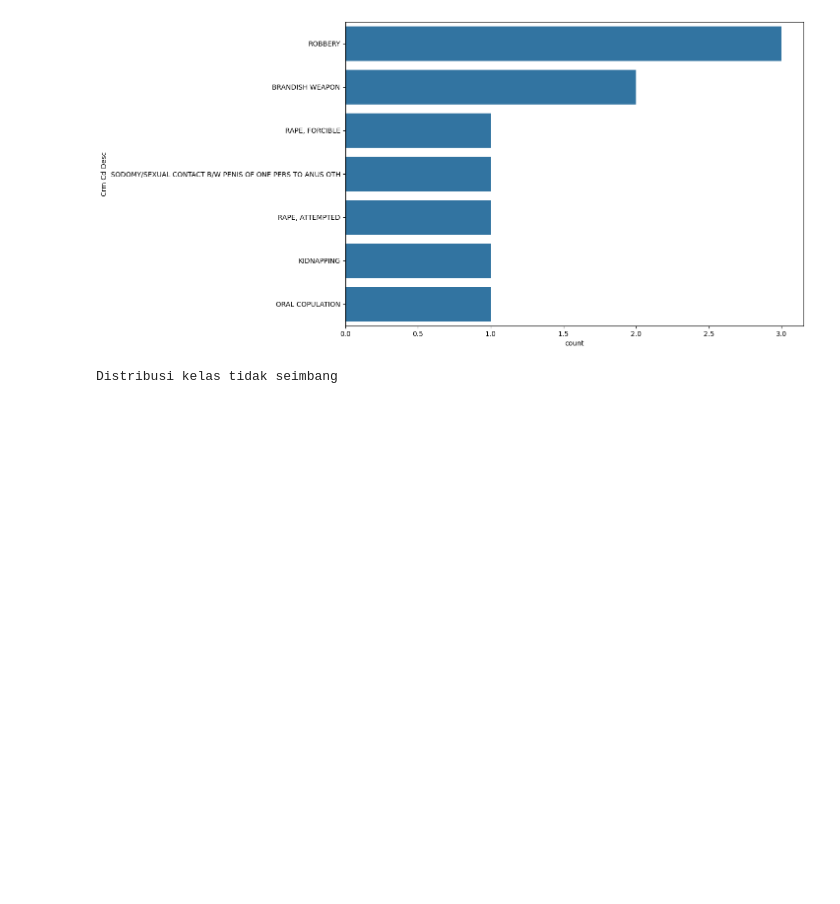
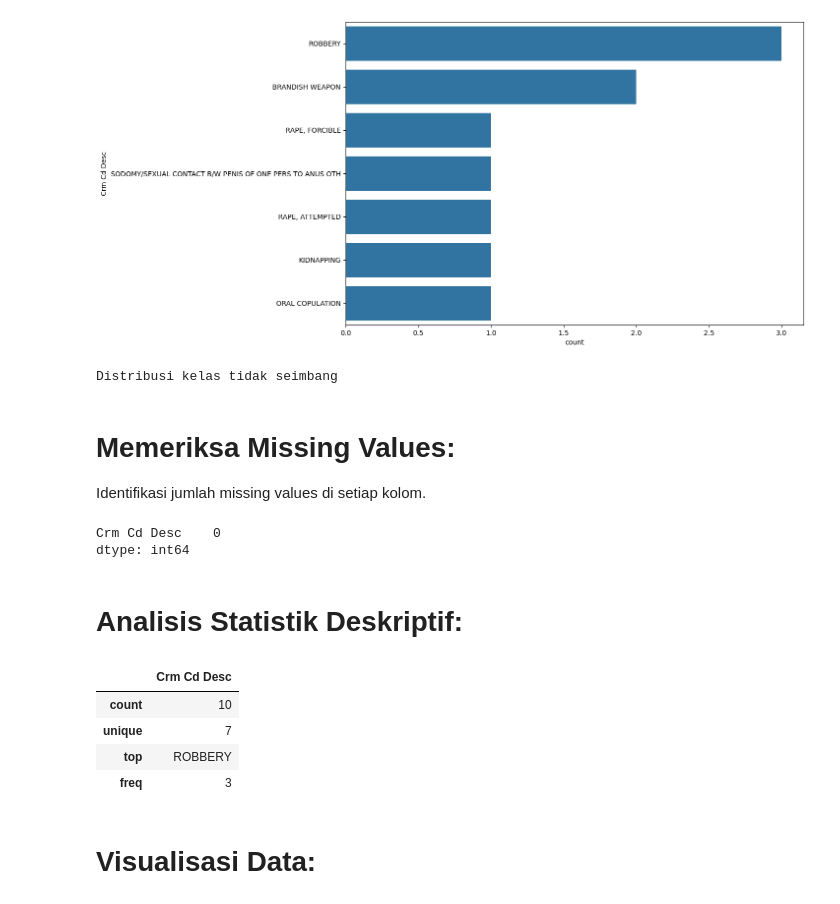
Before and after one commit to Hizwara/tugas1pap, a Jupyter notebook: tugas1/tugas1.ipynb, the cells around one changed output. Drawn from its saved outputs; the diff is of its cells as text; code cells hidden in the pictures; blank space fills up the shorter version.

```diff
--- a/tugas1/tugas1.ipynb
+++ b/tugas1/tugas1.ipynb
@@ -73,7 +73,7 @@ from sklearn.model_selection import train_test_split
 ## Memuat Dataset
 # %%
 # Load the Crime Data
-df = pd.read_csv('tugas1/Crime_Data_from_2020_to_Present.csv')
+df = pd.read_csv('Crime_Data_from_2020_to_Present.csv')
 
 #Show the first 15 rows of the data
 print(df.head(15))
@@ -205,3 +205,25 @@ else:
     print('Distribusi kelas seimbang')
 # %% [output]
 Distribusi kelas tidak seimbang
+# %% [markdown]
+# Memeriksa Missing Values:
+Identifikasi jumlah missing values di setiap kolom.
+# %%
+# Tentukan kolom mana yang memiliki banyak data hilang.
+df_target.isnull().sum()
+# %% [output]
+Crm Cd Desc    0
+dtype: int64
+# %% [markdown]
+# Analisis Statistik Deskriptif:
+# %%
+# Hitung statistik dasar (mean, median, standard deviation) untuk kolom numerik, seperti usia korban, waktu kejadian, dll.
+df_target.describe()
+# %% [output]
+|  | Crm Cd Desc |
+| count | 10 |
+| unique | 7 |
+| top | ROBBERY |
+| freq | 3 |
+# %% [markdown]
+# Visualisasi Data:
```
Also changed, not shown: parts of 3 cells of this notebook.
